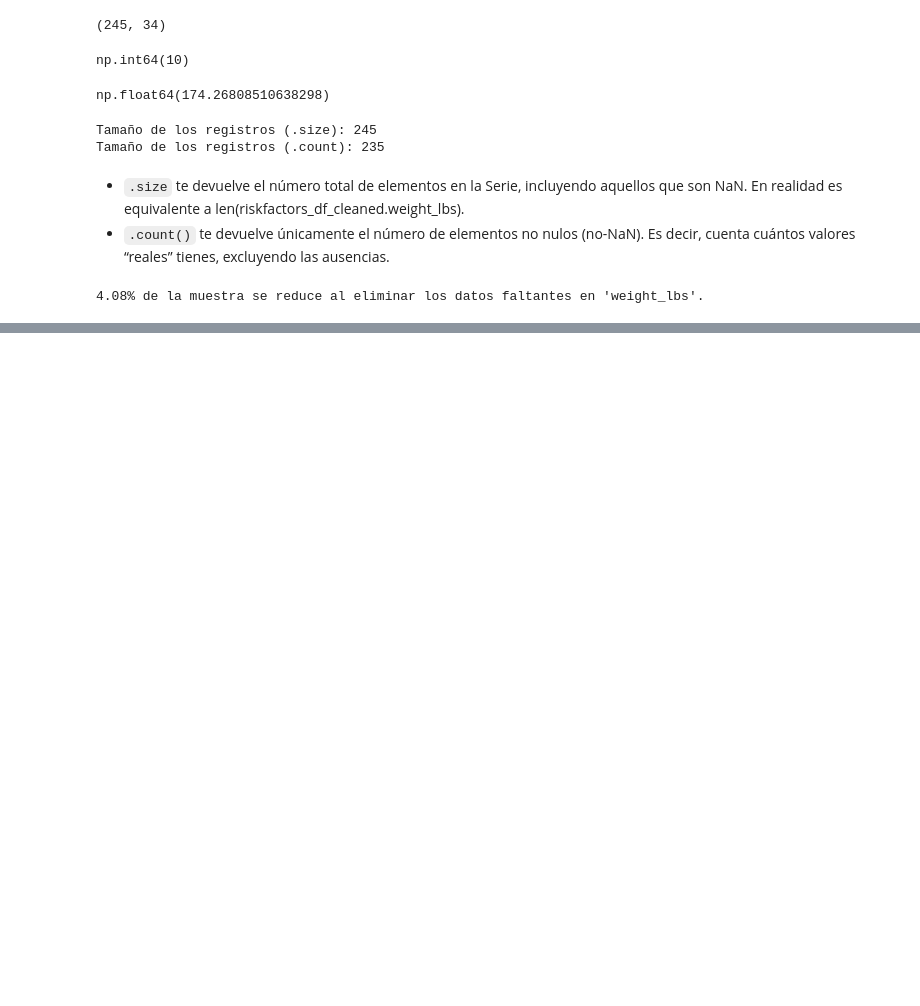
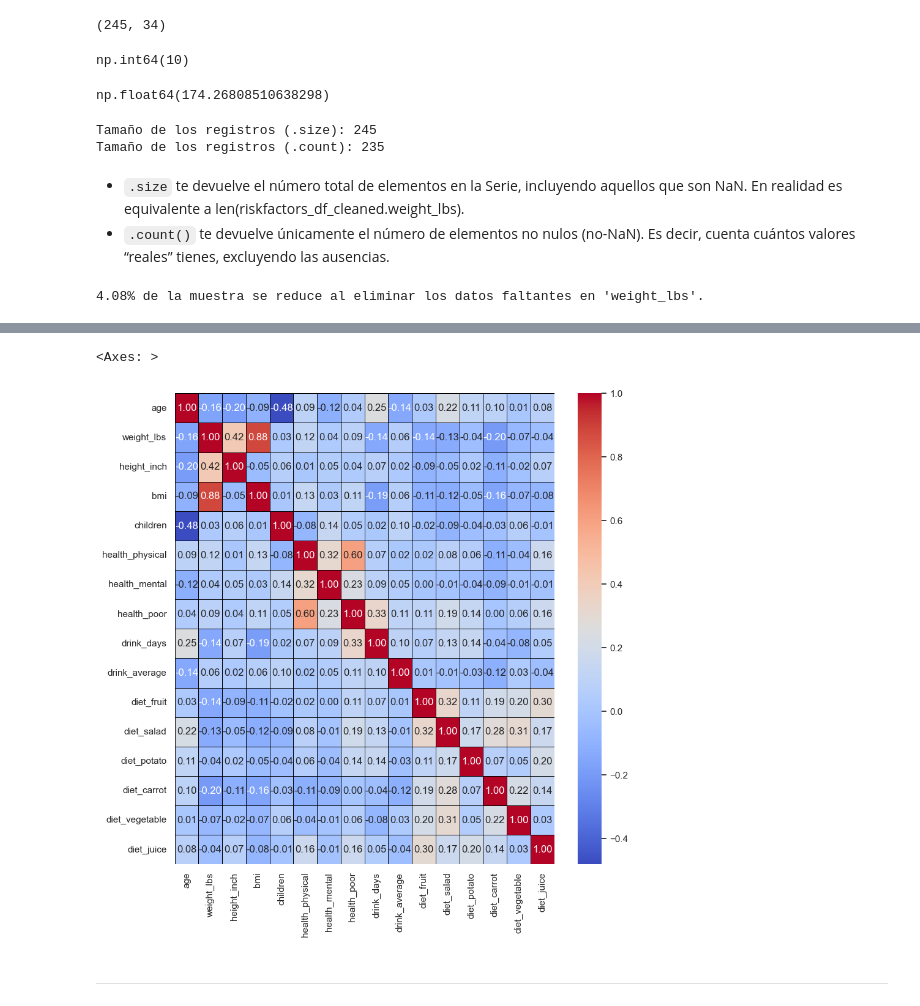
Before and after one commit to PedroRgz/Curso-Manejo-de-datos-faltantes, a Jupyter notebook: Manejo de datos faltantes - Exploración.ipynb, the cells around one changed output, grey strips where cells are left out. Saved outputs shown, nothing was run; the diff lists cells and outputs as text; code cells hidden in the pictures; blank space fills up the shorter version.

```diff
--- a/Manejo de datos faltantes - Exploración.ipynb
+++ b/Manejo de datos faltantes - Exploración.ipynb
@@ -2271,0 +2309,16 @@ print(f"{100 - riskfactors_df_cleaned.weight_lbs.count()/riskfactors_df_cleaned.
+# %%
+riskfactors_df_cleaned_no_categorical = riskfactors_df_cleaned.select_dtypes(exclude="category")
+# %%
+sns.heatmap(
+    data=riskfactors_df_cleaned_no_categorical.corr(),
+    annot=True,
+    cmap="coolwarm",
+    fmt=".2f",
+    linewidths=0.5,
+    linecolor="black"
+)
+# %% [output]
+<Axes: >
+[figure, added]
+# %% [markdown]
+---
```
Also changed, not shown: parts of 7 cells of this notebook.
